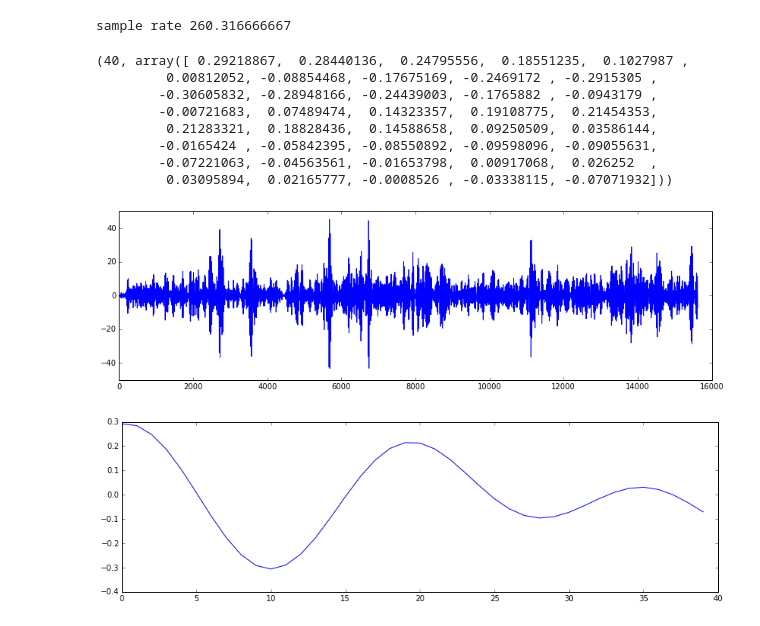
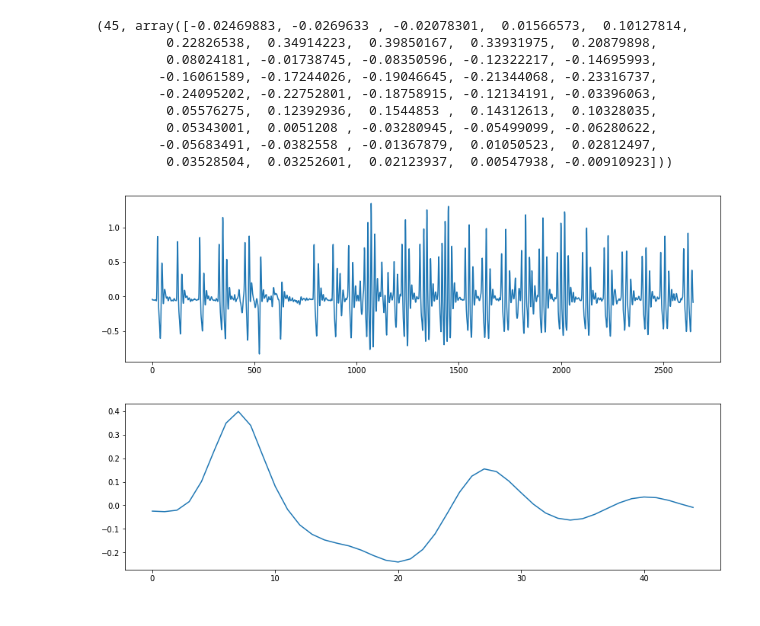
Before and after one commit to tomasero/robowen, a Jupyter notebook: collection/analysis/check_accel.ipynb, the cells around one changed output. Cells and saved outputs as stored; diff of their text form; code cells hidden in the pictures.

```diff
--- a/collection/analysis/check_accel.ipynb
+++ b/collection/analysis/check_accel.ipynb
@@ -7,32 +7,39 @@ from matplotlib.pyplot import *
 %matplotlib inline
 # %%
 def get_mag(d):
-    return np.sqrt(np.array(d.x**2+d.y**2+d.z**2))
+    mag= np.sqrt(np.array(d.x**2+d.y**2+d.z**2))
+    b, a = signal.butter(1, 1.0/(Fs/2), btype='low')
+    mag = signal.lfilter(b, a, mag)[100:-100]
+    return mag
 # %%
 d = pd.read_csv('../data_accel/accurate_belly_4.csv')
 Fs = 1/np.mean(np.diff(d.timestamp))
 mag = get_mag(d)
 mag = mag - np.mean(mag)
-# b, a = signal.butter(4, (10/(Fs/2), 15/(Fs/2)), btype='band')
-# mag = signal.lfilter(b, a, mag)
+
 figure(figsize=(14,4))
 plot(mag)
 
-test = mag[120:160]
+test = mag[225:270]
 test = test - np.mean(test)
 test = test / np.linalg.norm(test)
+
+norm = np.ones(len(test))
+norm /= np.linalg.norm(norm)
+
 figure(figsize=(14,4))
 plot(test)
+
 (len(test), test)
 # %% [output]
-sample rate 260.316666667
+(45, array([-0.02469883, -0.0269633 , -0.02078301,  0.01566573,  0.10127814,
+         0.22826538,  0.34914223,  0.39850167,  0.33931975,  0.20879898,
+         0.08024181, -0.01738745, -0.08350596, -0.12322217, -0.14695993,
+        -0.16061589, -0.17244026, -0.19046645, -0.21344068, -0.23316737,
+        -0.24095202, -0.22752801, -0.18758915, -0.12134191, -0.03396063,
+         0.05576275,  0.12392936,  0.1544853 ,  0.14312613,  0.10328035,
+         0.05343001,  0.0051208 , -0.03280945, -0.05499099, -0.06280622,
+        -0.05683491, -0.0382558 , -0.01367879,  0.01050523,  0.02812497,
+         0.03528504,  0.03252601,  0.02123937,  0.00547938, -0.00910923]))
-(40, array([ 0.29218867,  0.28440136,  0.24795556,  0.18551235,  0.1027987 ,
-         0.00812052, -0.08854468, -0.17675169, -0.2469172 , -0.2915305 ,
-        -0.30605832, -0.28948166, -0.24439003, -0.1765882 , -0.0943179 ,
-        -0.00721683,  0.07489474,  0.14323357,  0.19108775,  0.21454353,
-         0.21283321,  0.18828436,  0.14588658,  0.09250509,  0.03586144,
-        -0.0165424 , -0.05842395, -0.08550892, -0.09598096, -0.09055631,
-        -0.07221063, -0.04563561, -0.01653798,  0.00917068,  0.026252  ,
-         0.03095894,  0.02165777, -0.0008526 , -0.03338115, -0.07071932]))
-[figure, old version]
+[figure, new version]
-[figure, old version]
+[figure, new version]
```
Also changed, not shown: parts of 5 cells of this notebook, 1 other file.
